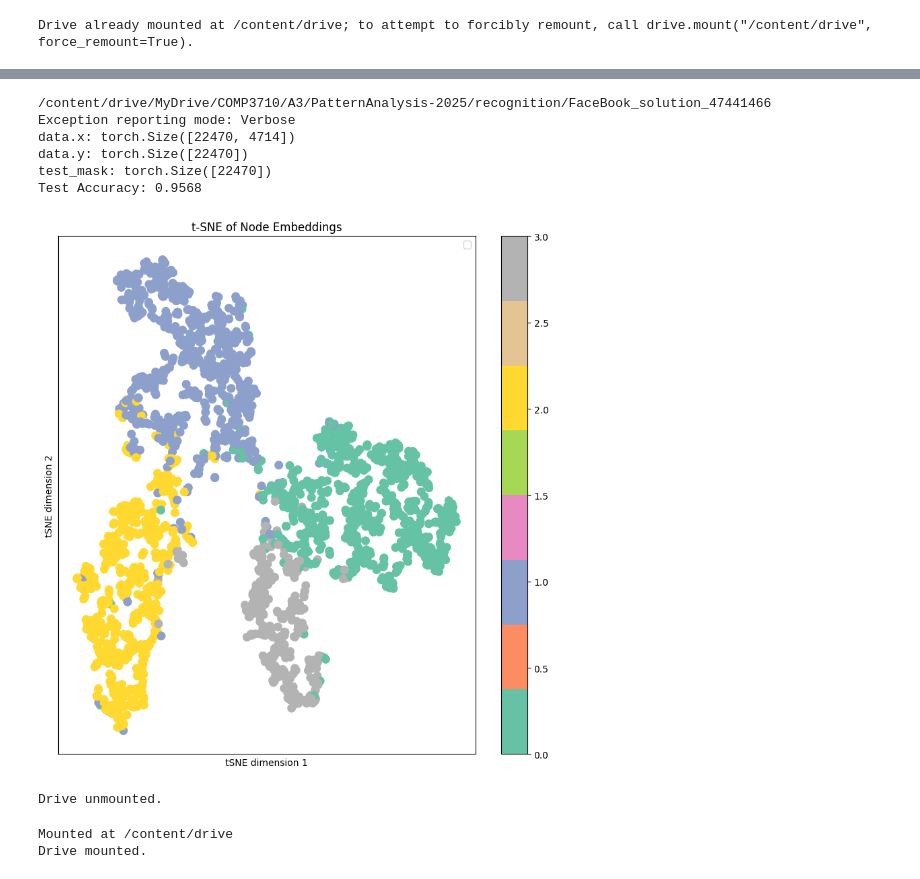
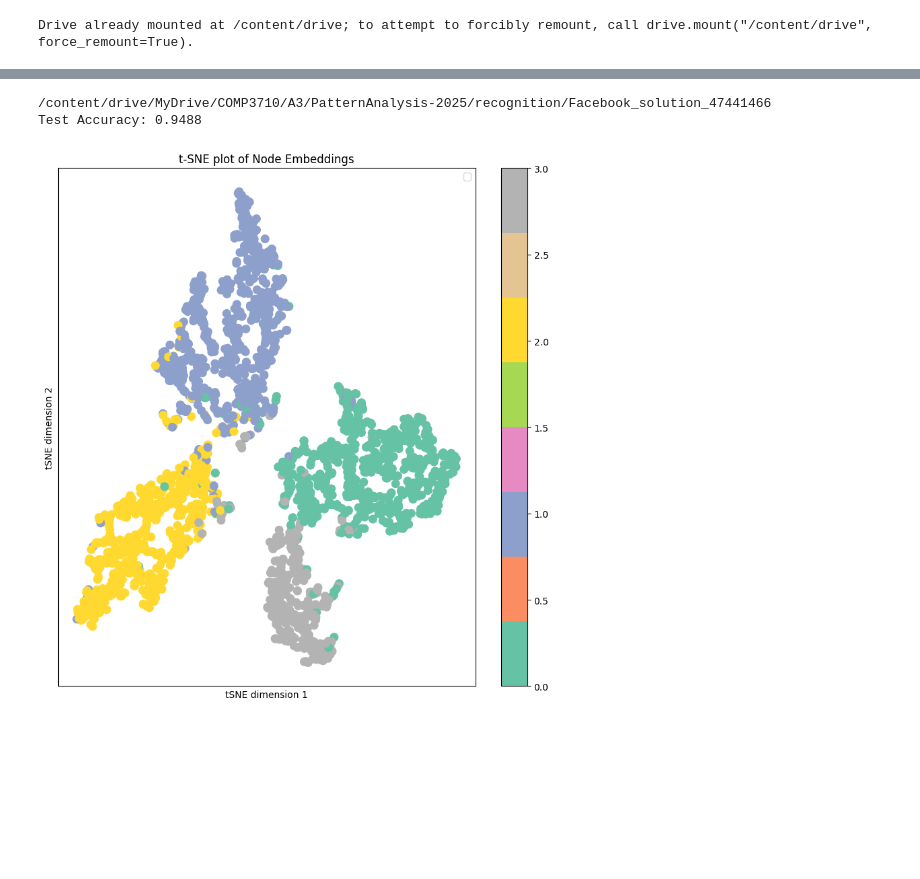
Before and after one commit to zneho3/PatternAnalysis-2025, a Jupyter notebook: recognition/FaceBook_solution_47441466/predict.ipynb, the cells around one changed output, grey strips where cells are left out. Drawn from its saved outputs; the diff is of its cells as text; code cells hidden in the pictures; blank space fills up the shorter version.

Commit message:
Semi-final commit, with all required files for training and prediction, Readme updated with references and acknowledgements, and some minor code improvements.

```diff
--- a/recognition/FaceBook_solution_47441466/predict.ipynb
+++ b/recognition/FaceBook_solution_47441466/predict.ipynb
@@ -28,60 +28,35 @@ Successfully installed matplotlib-3.10.7 networkx-3.4.2 numpy-2.3.4 nvidia-cudnn
 # %%
 #after training and saving a model, I can load it here and use it for inference.
-%cd /content/drive/MyDrive/COMP3710/A3/PatternAnalysis-2025/recognition/FaceBook_solution_47441466
-# !ls
-%xmode Verbose
-# from train import Trainer
-# from dataset import FacebookData
-# from modules import GCN
+%cd /content/drive/MyDrive/COMP3710/A3/PatternAnalysis-2025/recognition/Facebook_solution_47441466
 
-# data_path = 'data/facebook_combined.txt'
-# model_path = 'models/facebook_gcn.pth'
-# output_path = 'results/facebook_inference.txt'
-from modules import GCN
 import torch
-from dataset import FacebookData
-from train import Trainer
-from config import SEED, TRAIN_RATIO, VAL_RATIO, TEST_RATIO, NUM_EPOCHS
 import numpy as np
 import random
-# Set seed for reproducibility and other boilerplate
+from train import Trainer
+from config import MODEL_PATH, DATA_PATH_PREFIX, SEED, TEST_RATIO, TRAIN_RATIO, VAL_RATIO
+
+
+# Set seed for reproducibility and device
+if SEED is None:
+  SEED = random.randint(0,10000)
 torch.manual_seed(SEED)
 np.random.seed(SEED)
 random.seed(SEED)
 device = torch.device("cuda" if torch.cuda.is_available() else "cpu")
 
-#load data
-model_path = "/content/drive/MyDrive/COMP3710/A3/PatternAnalysis-2025/recognition/FaceBook_solution_47441466/Saved_models/model.pth"
-data_path = "/content/drive/MyDrive/COMP3710/A3/facebook"
+### Load data ###
+    #model parameters are all autocompleted in trainer init based on the data,
+    #test data is also set up in the model
+    #instantiate a new model with the weights in the model path weights
+    #predict_mode=True ensures that we use the given model
+predictor = Trainer(model_path=MODEL_PATH, data_path_prefix=DATA_PATH_PREFIX, predict_mode=True)
 
-#model parameters are all autocompleted in trainer init based on the data,
-#test data is also set up in the model
-#instantiate a new model with the weights in the model path weightss
-predictor = Trainer(model_path=model_path, data_path_prefix=data_path)
+#### Inference ###
+preds, labels, embeddings = predictor.predict()
 
-
-#inference
-preds, labels, embeddings = predictor.predict()
-# visualise
+### Visualise the t-SNE plot###
 predictor.visualise(embeddings, labels)
 # %% [output]
-/content/drive/MyDrive/COMP3710/A3/PatternAnalysis-2025/recognition/FaceBook_solution_47441466
-Exception reporting mode: Verbose
-data.x: torch.Size([22470, 4714])
-data.y: torch.Size([22470])
-test_mask: torch.Size([22470])
-Test Accuracy: 0.9568
+/content/drive/MyDrive/COMP3710/A3/PatternAnalysis-2025/recognition/Facebook_solution_47441466
+Test Accuracy: 0.9488
-[figure, old version]
+[figure, new version]
-# %%
-from google.colab import drive
-drive.flush_and_unmount()
-print('Drive unmounted.')
-# %% [output]
-Drive unmounted.
-# %%
-from google.colab import drive
-drive.mount('/content/drive')
-print('Drive mounted.')
-# %% [output]
-Mounted at /content/drive
-Drive mounted.
```
Also changed, not shown: parts of 2 cells of this notebook, 8 other files.
